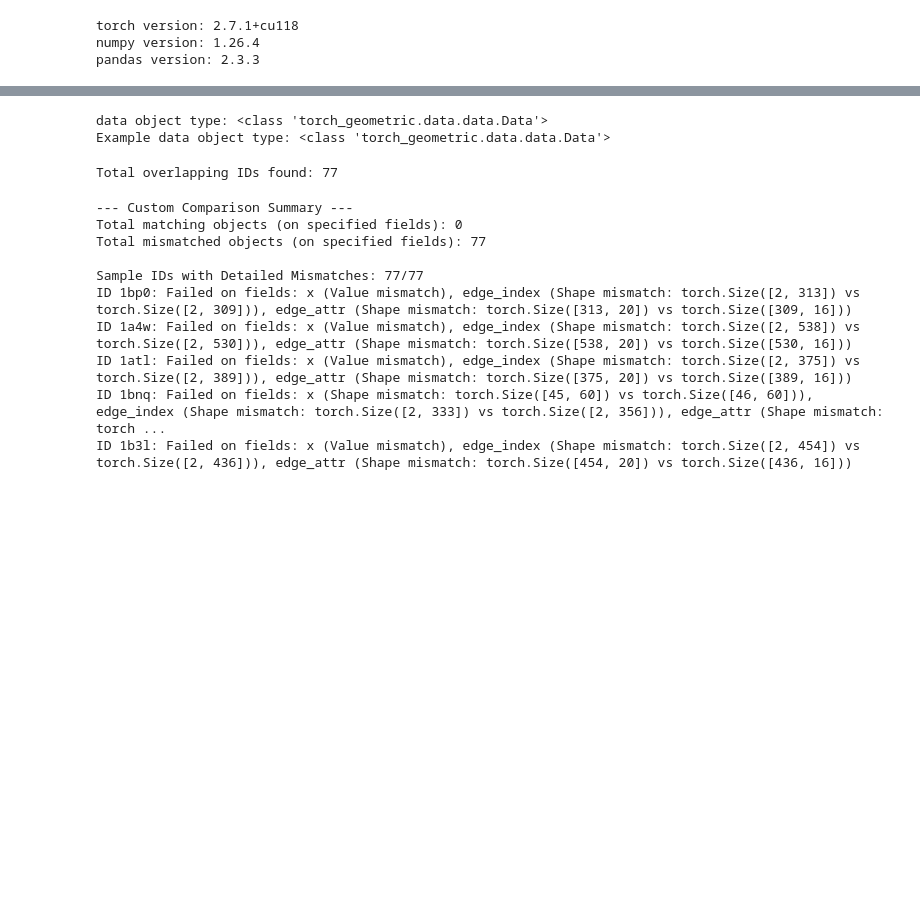
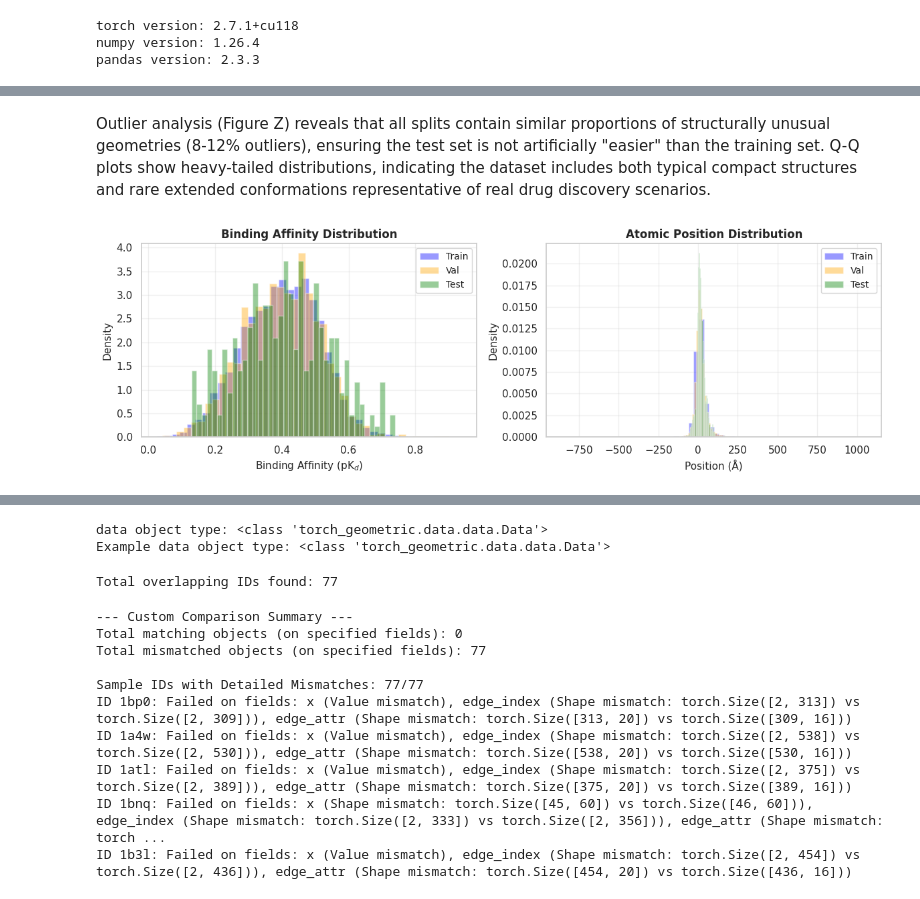
Before and after one commit to siavashadpey/CS224W_Project, a Jupyter notebook: notebooks/Datacheck.ipynb, the cells around one changed output, grey strips where cells are left out. Cells and saved outputs as stored; diff of their text form; code cells hidden in the pictures; blank space fills up the shorter version.

```diff
--- a/notebooks/Datacheck.ipynb
+++ b/notebooks/Datacheck.ipynb
@@ -129,0 +717,60 @@ example_filename = "example_dataset_no_dist_edge_feat.pt"
+# %% [markdown]
+Outlier analysis (Figure Z) reveals that all splits contain similar proportions of structurally unusual geometries (8-12% outliers), ensuring the test set is not artificially "easier" than the training set. Q-Q plots show heavy-tailed distributions, indicating the dataset includes both typical compact structures and rare extended conformations representative of real drug discovery scenarios.
+# %%
+fig, axes = plt.subplots(1, 2, figsize=(12, 4))
+
+# Left: Binding affinity
+ax = axes[0]
+
+# Collect affinities (same as above)
+train_affinities = []
+val_affinities = []
+test_affinities = []
+
+for batch in train_loader:
+    if hasattr(batch, 'y'):
+        train_affinities.append(batch.y.item())
+for batch in val_loader:
+    if hasattr(batch, 'y'):
+        val_affinities.append(batch.y.item())
+for batch in test_loader:
+    if hasattr(batch, 'y'):
+        test_affinities.append(batch.y.item())
+
+train_affinities = np.array(train_affinities)
+val_affinities = np.array(val_affinities)
+test_affinities = np.array(test_affinities)
+
+ax.hist(train_affinities, bins=40, alpha=0.4, label='Train',
+        color='blue', density=True)
+ax.hist(val_affinities, bins=40, alpha=0.4, label='Val',
+        color='orange', density=True)
+ax.hist(test_affinities, bins=40, alpha=0.4, label='Test',
+        color='green', density=True)
+ax.set_xlabel('Binding Affinity (pK$_d$)', fontsize=11)
+ax.set_ylabel('Density', fontsize=11)
+ax.set_title('Binding Affinity Distribution', fontsize=12, weight='bold')
+ax.legend(fontsize=10)
+ax.grid(True, alpha=0.3)
+
+# Right: Combined position distribution
+ax = axes[1]
+for data, name, color in [(train_stats['positions'], 'Train', 'blue'),
+                          (val_stats['positions'], 'Val', 'orange'),
+                          (test_stats['positions'], 'Test', 'green')]:
+    all_coords = data.flatten()
+    ax.hist(all_coords, bins=60, alpha=0.4, label=name,
+            density=True, color=color)
+
+ax.set_xlabel('Position (Å)', fontsize=11)
+ax.set_ylabel('Density', fontsize=11)
+ax.set_title('Atomic Position Distribution', fontsize=12, weight='bold')
+ax.legend(fontsize=10)
+ax.grid(True, alpha=0.3)
+
+plt.tight_layout()
+plt.savefig('dataset_analysis_minimal.pdf', dpi=300, bbox_inches='tight')
+plt.savefig('dataset_analysis_minimal.png', dpi=300, bbox_inches='tight')
+plt.show()
+# %% [output]
+[figure, added]
```
Also changed, not shown: parts of 25 cells of this notebook, 11 other files.
